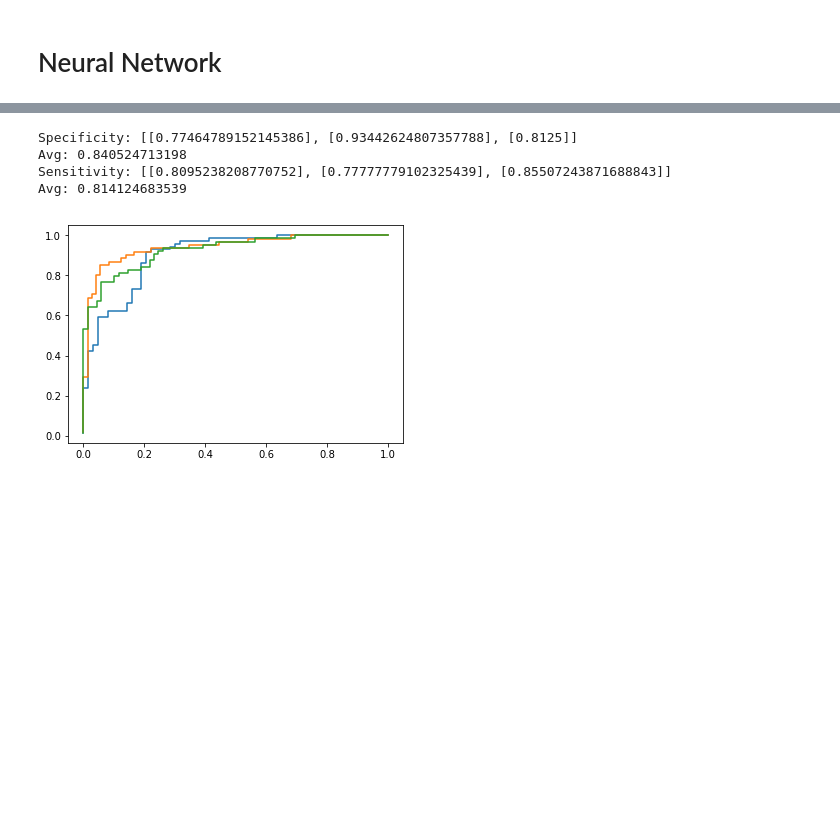
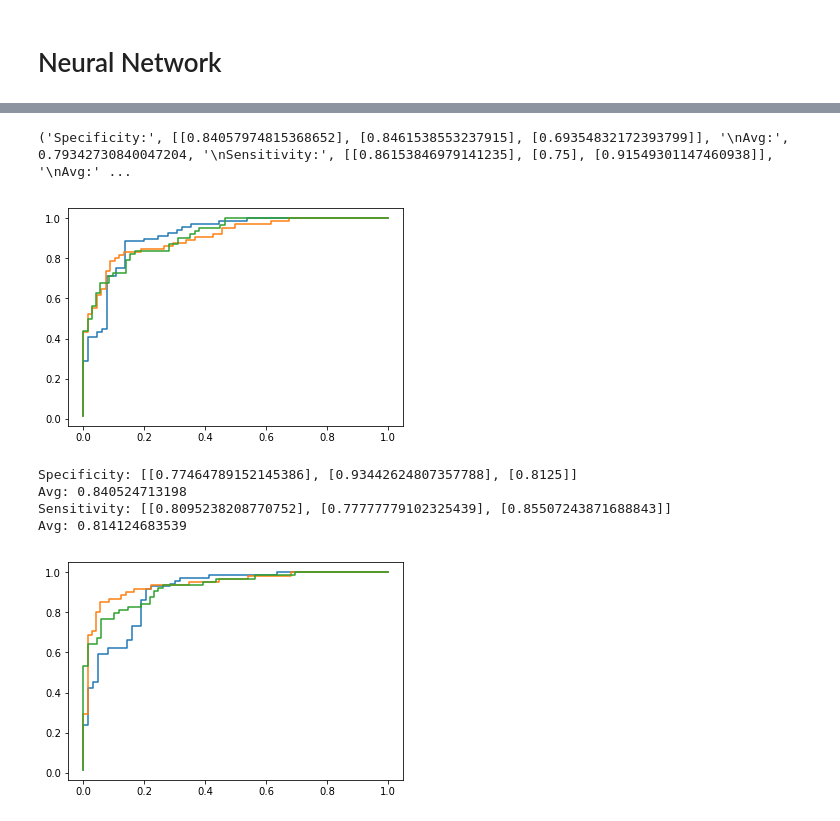
Before and after one commit to Smith42/neuralnet-mcg, a Jupyter notebook: rocComparison/prototypeSix-3dConv-kfold-BCG.ipynb, the cells around one changed output, grey strips where cells are left out. Cells and saved outputs as stored; diff of their text form; code cells hidden in the pictures; blank space fills up the shorter version.

```diff
--- a/rocComparison/prototypeSix-3dConv-kfold-BCG.ipynb
+++ b/rocComparison/prototypeSix-3dConv-kfold-BCG.ipynb
@@ -116,3 +129,11 @@ Log directory: /tmp/tflearn_logs/
+# %%
+#3d_conv8-16_sub40_k3_30epoch.npy
+print("Specificity:", spec, "\nAvg:", np.mean(spec), "\nSensitivity:", sens, "\nAvg:", np.mean(sens))
+for i in np.arange(k):
+    plt.plot(roc[i][0], roc[i][1])
+# %% [output]
+('Specificity:', [[0.84057974815368652], [0.8461538553237915], [0.69354832172393799]], '\nAvg:', 0.79342730840047204, '\nSensitivity:', [[0.86153846979141235], [0.75], [0.91549301147460938]], '\nAvg:' ...
+[figure, added]
 # %%
 print("Specificity:", spec, "\nAvg:", np.mean(spec), "\nSensitivity:", sens, "\nAvg:", np.mean(sens))
 for i in np.arange(k):
```
Also changed, not shown: parts of 6 cells of this notebook, 1 other file.
